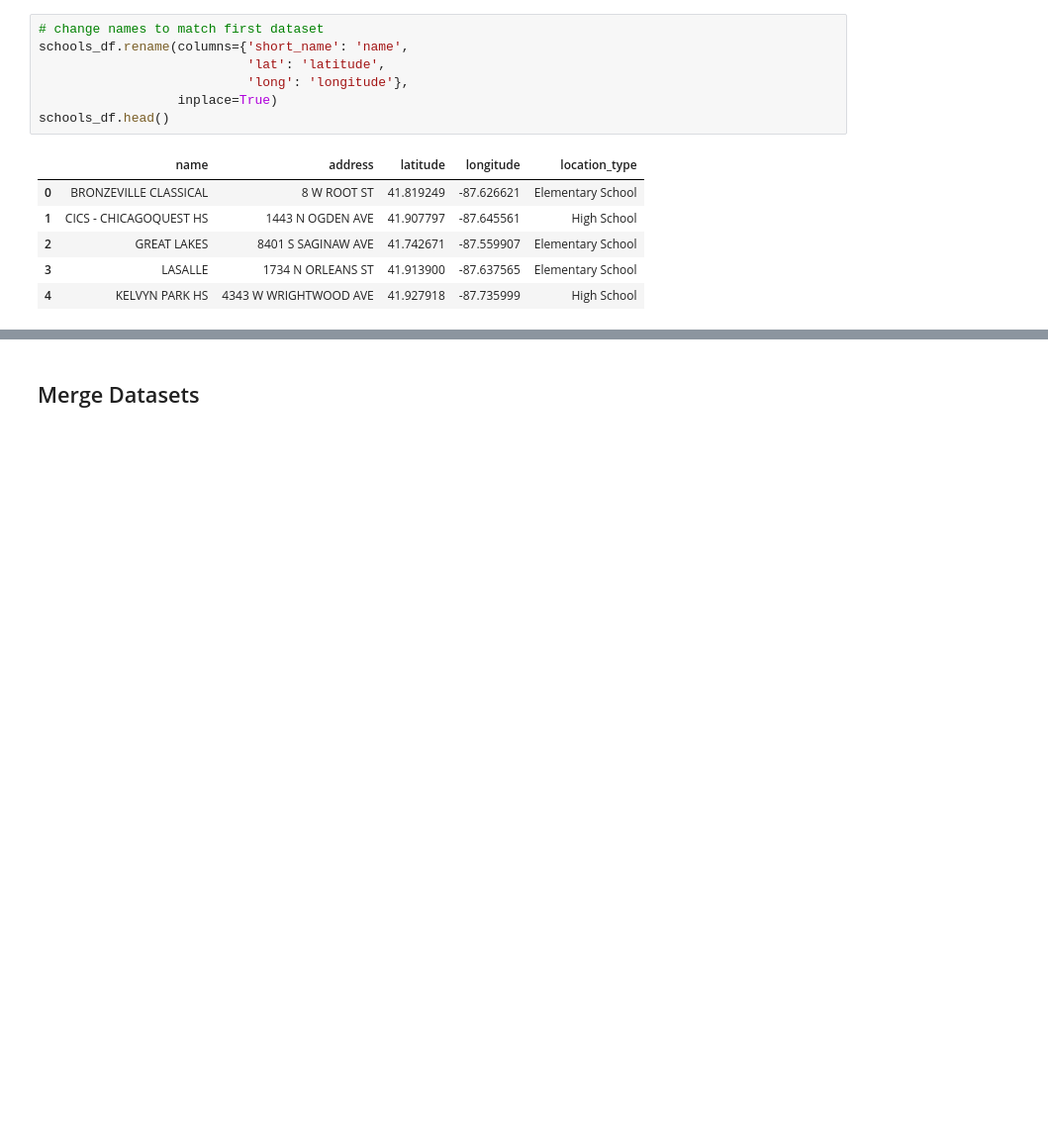
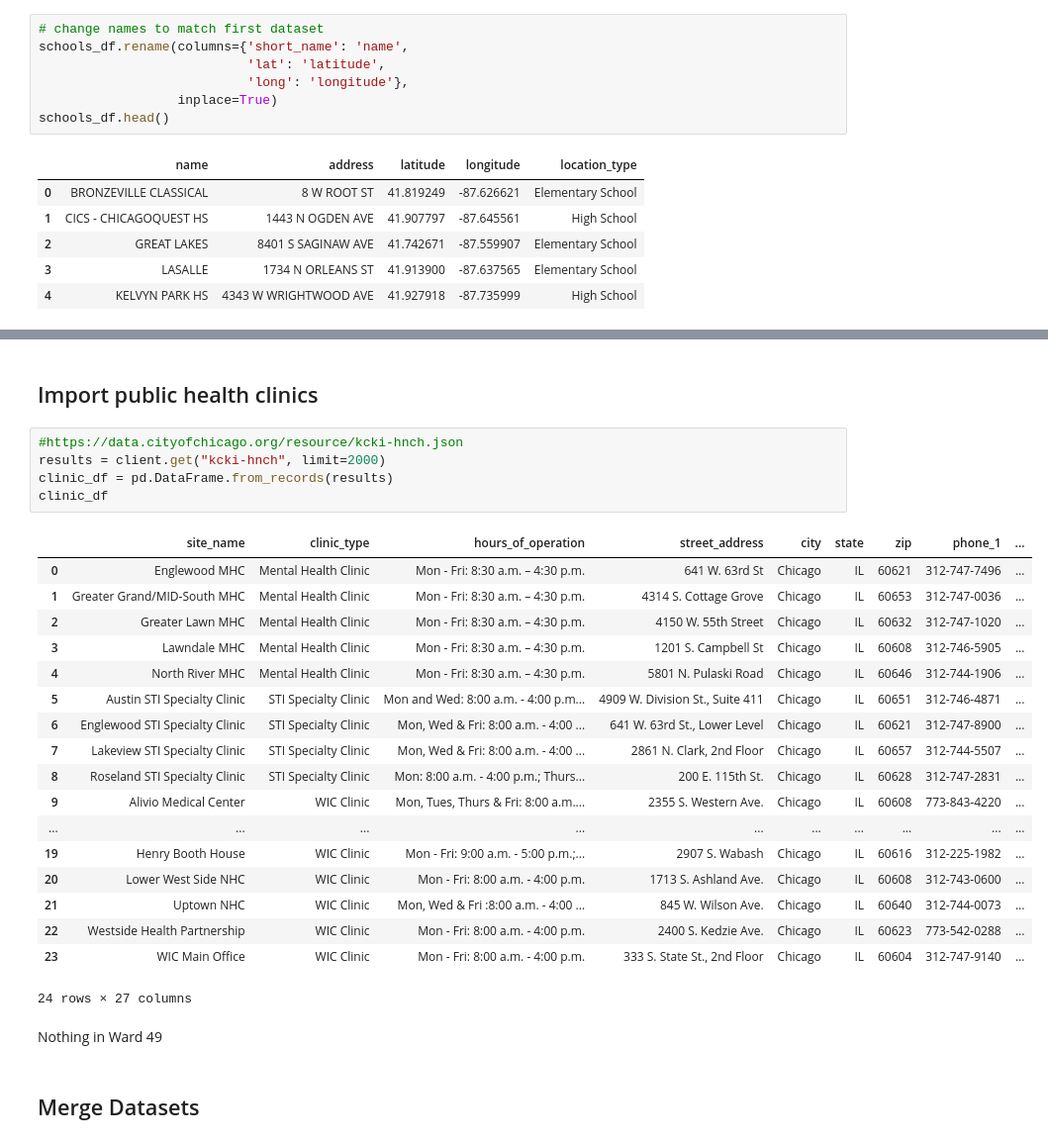
Before and after one commit to deg75kd/Ward49, a Jupyter notebook: Ward49_import.ipynb, the cells around one changed output, grey strips where cells are left out. Shown at 99% size. Drawn from its saved outputs; the diff is of its cells as text; blank space fills up the shorter version.

```diff
--- a/Ward49_import.ipynb
+++ b/Ward49_import.ipynb
@@ -380,3 +485,31 @@ schools_df.head()
+# %% [markdown]
+## Import public health clinics
+# %%
+#https://data.cityofchicago.org/resource/kcki-hnch.json
+results = client.get("kcki-hnch", limit=2000)
+clinic_df = pd.DataFrame.from_records(results)
+clinic_df
+# %% [output]
+|  | site_name | clinic_type | hours_of_operation | street_address | city | state | zip | phone_1 | ... |
+| 0 | Englewood MHC | Mental Health Clinic | Mon - Fri: 8:30 a.m. – 4:30 p.m. | 641 W. 63rd St | Chicago | IL | 60621 | 312-747-7496 | ... |
+| 1 | Greater Grand/MID-South MHC | Mental Health Clinic | Mon - Fri: 8:30 a.m. – 4:30 p.m. | 4314 S. Cottage Grove | Chicago | IL | 60653 | 312-747-0036 | ... |
+| 2 | Greater Lawn MHC | Mental Health Clinic | Mon - Fri: 8:30 a.m. – 4:30 p.m. | 4150 W. 55th Street | Chicago | IL | 60632 | 312-747-1020 | ... |
+| 3 | Lawndale MHC | Mental Health Clinic | Mon - Fri: 8:30 a.m. – 4:30 p.m. | 1201 S. Campbell St | Chicago | IL | 60608 | 312-746-5905 | ... |
+| 4 | North River MHC | Mental Health Clinic | Mon - Fri: 8:30 a.m. – 4:30 p.m. | 5801 N. Pulaski Road | Chicago | IL | 60646 | 312-744-1906 | ... |
+| 5 | Austin STI Specialty Clinic | STI Specialty Clinic | Mon and Wed: 8:00 a.m. - 4:00 p.m... | 4909 W. Division St., Suite 411 | Chicago | IL | 60651 | 312-746-4871 | ... |
+| 6 | Englewood STI Specialty Clinic | STI Specialty Clinic | Mon, Wed & Fri: 8:00 a.m. - 4:00 ... | 641 W. 63rd St., Lower Level | Chicago | IL | 60621 | 312-747-8900 | ... |
+| 7 | Lakeview STI Specialty Clinic | STI Specialty Clinic | Mon, Wed & Fri: 8:00 a.m. - 4:00 ... | 2861 N. Clark, 2nd Floor | Chicago | IL | 60657 | 312-744-5507 | ... |
+| 8 | Roseland STI Specialty Clinic | STI Specialty Clinic | Mon: 8:00 a.m. - 4:00 p.m.; Thurs... | 200 E. 115th St. | Chicago | IL | 60628 | 312-747-2831 | ... |
+| 9 | Alivio Medical Center | WIC Clinic | Mon, Tues, Thurs & Fri: 8:00 a.m.... | 2355 S. Western Ave. | Chicago | IL | 60608 | 773-843-4220 | ... |
+| ... | ... | ... | ... | ... | ... | ... | ... | ... | ... |
+| 19 | Henry Booth House | WIC Clinic | Mon - Fri: 9:00 a.m. - 5:00 p.m.;... | 2907 S. Wabash | Chicago | IL | 60616 | 312-225-1982 | ... |
+| 20 | Lower West Side NHC | WIC Clinic | Mon - Fri: 8:00 a.m. - 4:00 p.m. | 1713 S. Ashland Ave. | Chicago | IL | 60608 | 312-743-0600 | ... |
+| 21 | Uptown NHC | WIC Clinic | Mon, Wed & Fri :8:00 a.m. - 4:00 ... | 845 W. Wilson Ave. | Chicago | IL | 60640 | 312-744-0073 | ... |
+| 22 | Westside Health Partnership | WIC Clinic | Mon - Fri: 8:00 a.m. - 4:00 p.m. | 2400 S. Kedzie Ave. | Chicago | IL | 60623 | 773-542-0288 | ... |
+| 23 | WIC Main Office | WIC Clinic | Mon - Fri: 8:00 a.m. - 4:00 p.m. | 333 S. State St., 2nd Floor | Chicago | IL | 60604 | 312-747-9140 | ... |
+24 rows × 27 columns
+# %% [markdown]
+Nothing in Ward 49
 # %% [markdown]
 ## Merge Datasets
 # %%
```
Also changed, not shown: parts of 15 cells of this notebook, 1 other file.
